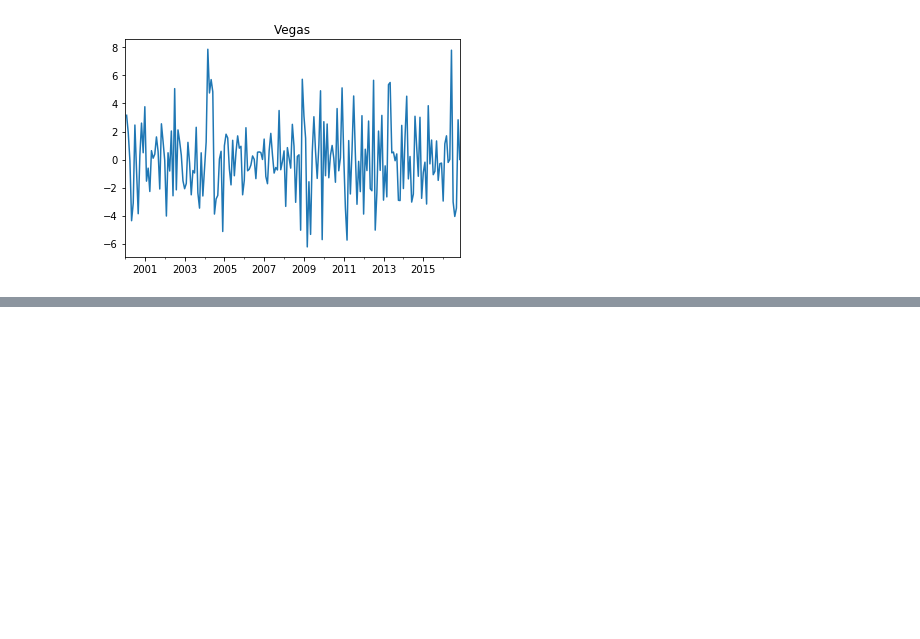
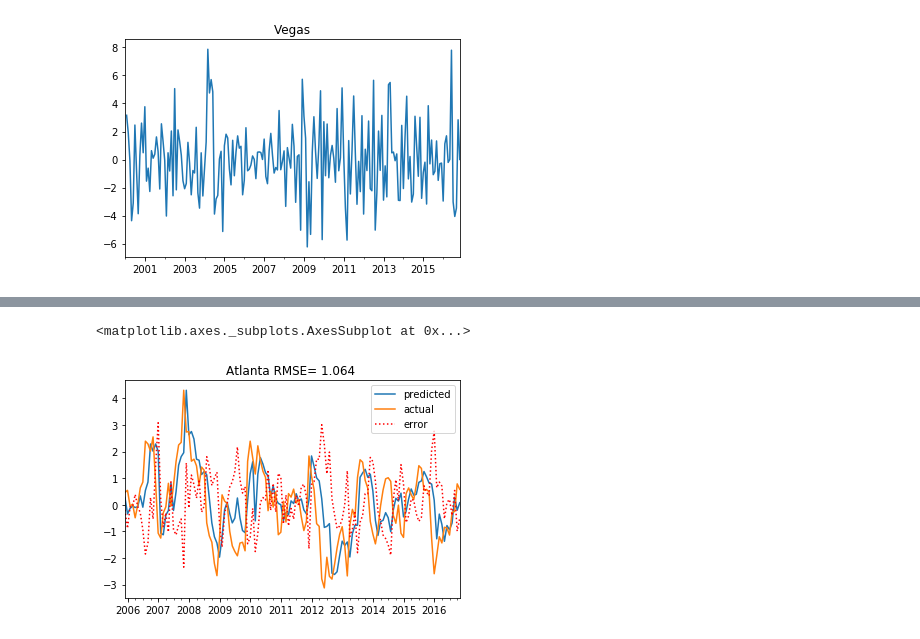
Before and after one commit to kkwteh/cdips_hpi_forecast, a Jupyter notebook: RandForest.ipynb, the cells around one changed output, grey strips where cells are left out. Drawn from its saved outputs; the diff is of its cells as text; code cells hidden in the pictures; blank space fills up the shorter version.

```diff
--- a/RandForest.ipynb
+++ b/RandForest.ipynb
@@ -337,11 +234,0 @@ myResults.plot(style=[None,None,'r:'], title='%s RMSE= %.3f '%(city,rmse))
-# %%
-# Loop through a potential set of lags to see what the results are like:
-#  The model seems very prone to overfitting, so having a good set of results is helpful
-
-cityResults = pd.DataFrame()
-
-for nlags in range(2,4):
-    modelString = 'Lagged OLS, nlags=%s'%nlags
-    cityResults[modelString] = generateResults(laggedRegressor,modelString)
-    fname = 'Data/Plots/Eric/LaggedOLS/LaggedOLS'+str(nlags)+'.pdf'
-    plt.savefig(fname)
@@ -517,0 +240,66 @@ X.head()
+# %%
+nlags = 6
+city = 'Atlanta'
+startDate = None #'2010-01-1'
+regr = AdaBoostRegressor()  # This can also be RandomForestRegressor(), GradientBoostingRegressor(), or any other Sklearn initializer
+ts = df.loc[metroString[city],startDate:]
+y = arimaResidual[city]
+
+trainBefore = '2005-12'  # Use all dates before this as training data. Start rolling predictions after this.
+results = pd.DataFrame(columns = ['predicted','actual'])
+
+X = pd.concat([ts.pct_change().shift(i) for i in range(nlags)], axis=1,keys = ['L%s'%i for i in range(nlags)])  # Original data (dollars)
+
+
+## Consolidate the metropolitan data, which is a combination of state unemployment data (long time series available)
+#    and Zillow data (only available after ~2010).  Note: The Zillow field 'inventoryAge' is only available from 2012 onwards!
+metroData = metroMonthly[city].loc[startDate:,:]
+
+# These data have limited availability
+zillowData = ['pricecut', 'inventory', 'sold4Loss', 'rentMultifam', 'price2rent', 'rentSFR', 'rentAllHomes', 'inventoryAge', 'sold4Gain', 'daysOnZillow']
+
+metroData = metroData.drop(['stateInitialUnemplClaims', 'stateContinuedUnemplClaims'],axis=1) # These tend to be bad for prediction quality
+# metroData = metroData.drop('inventoryAge',axis=1)
+# metroData = metroData.drop(zillowData,axis=1)
+metroData = metroData.dropna(axis=1)
+
+exogVars  = metroData.join(nationalMonthly)
+print(exogVars.columns.values)
+X = exogVars.join(X)
+X = X.dropna(how='any')
+
+# Transform these massively different datasets into normal data (zero-mean and unit variance)
+Xscale = StandardScaler().fit_transform(X)
+X = pd.DataFrame(Xscale,index=X.index,columns=X.columns)
+
+X['y'] = y
+X = X.dropna()
+
+# Convert that training date into a start and top time for our training set. Klugey, but it works (sort of)
+trainEndIndex = X.index.get_loc(trainBefore).stop
+trainingEnds  = X.index[trainEndIndex-1]
+testDate = X.index[trainEndIndex]
+testDateList = X.loc[trainingEnds:,:].index
+
+for testDate in testDateList:
+    trainSet = X.loc[:trainingEnds,:]
+    testSet = X.loc[testDate:testDate,:]
+
+    regr.fit(trainSet.drop('y',axis=1).values, trainSet['y'])
+#         if testDate.month==1 or testDate==testDateList[0]:
+#             regr.fit(trainSet.drop('y',axis=1).values, trainSet['y'])
+
+    results.loc[testDate,'actual']  = X.loc[testDate,'y']
+    results.loc[testDate,'predicted'] = regr.predict(testSet.drop('y',axis=1))[0]
+
+    trainingEnds = testDate
+
+myResults = results
+myResults = myResults # Scale to be percentages
+myResults['error'] = myResults['predicted'] - myResults['actual']
+rmse = np.sqrt(myResults['error'].pow(2).sum()/float(myResults.shape[0]))
+cityResults[city] = rmse
+
+# Plot results
+myResults.plot(style=[None,None,'r:'], title='%s RMSE= %.3f '%(city,rmse))
+# %% [output]
@@ -517,0 +308,2 @@ X.head()
+<matplotlib.axes._subplots.AxesSubplot at 0x...>
+[figure, added]
```
Also changed, not shown: parts of 38 cells of this notebook.
